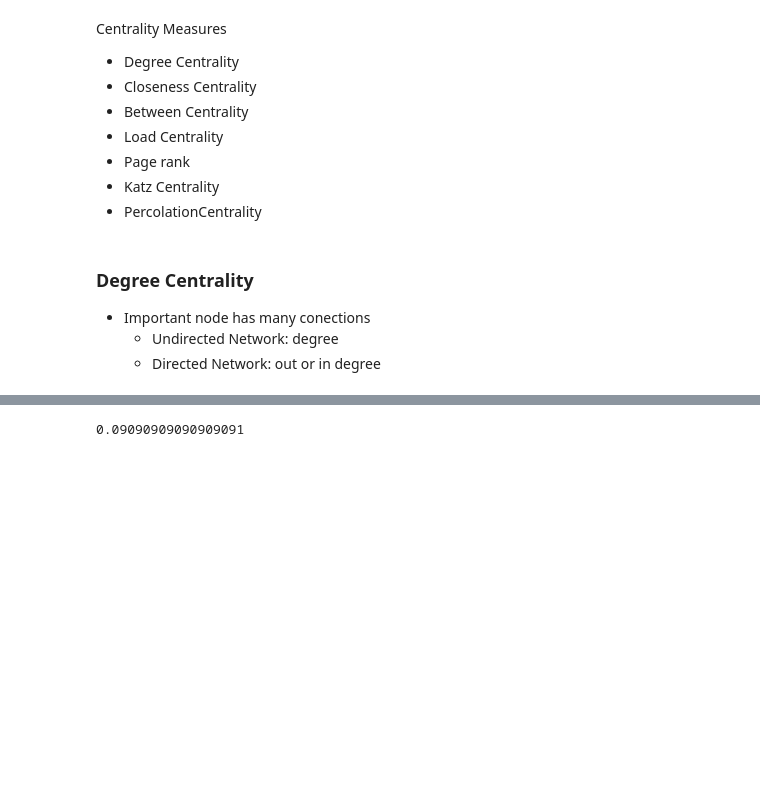
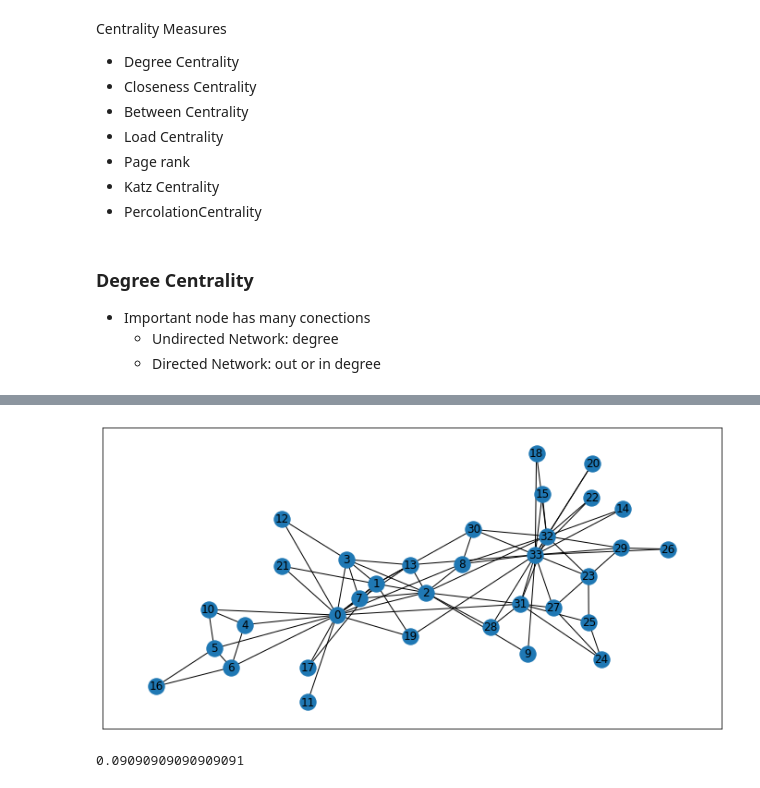
Before and after one commit to willfont/Network_Analysis_Michigan_University, a Jupyter notebook: degree_centrality.ipynb, the cells around one changed output, grey strips where cells are left out. Saved outputs shown, nothing was run; the diff lists cells and outputs as text; code cells hidden in the pictures; blank space fills up the shorter version.

```diff
--- a/degree_centrality.ipynb
+++ b/degree_centrality.ipynb
@@ -36,6 +36,7 @@ Centrality Measures
 import matplotlib.pyplot as plt
 import networkx as nx
 # %%
+plt.figure(figsize = (12,6))
 G = nx.karate_club_graph()
 G = nx.convert_node_labels_to_integers(G)
 nx.draw_networkx(G)
@@ -45,3 +44,4 @@ nx.draw_networkx(G)
+[figure, added]
 # %%
 nx.degree_centrality(G)[10] ### checking degree centrality of node 10
 # %% [output]
```
Also changed, not shown: parts of 11 cells of this notebook.
